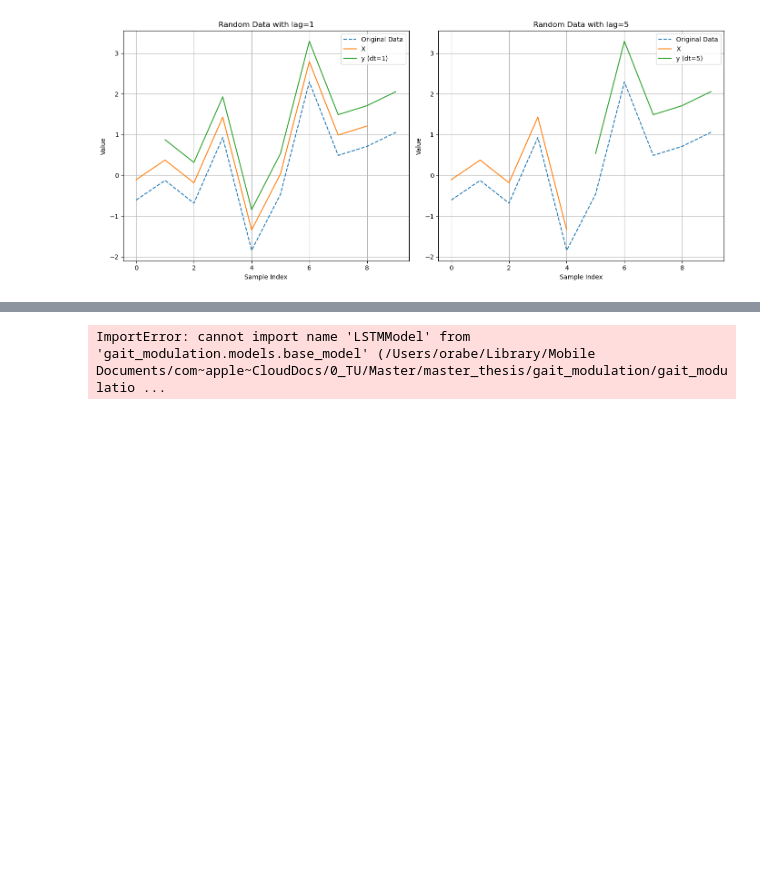
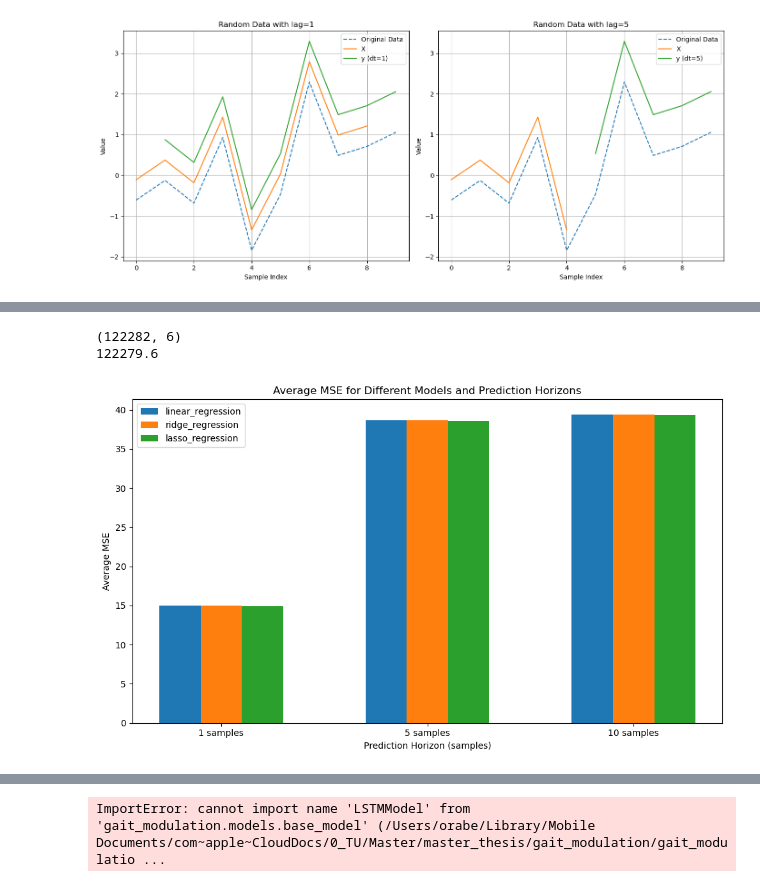
Before and after one commit to orabe/gaitmod, a Jupyter notebook: examples/LFP/logReg-experiments/linear_reg_time.ipynb, the cells around one changed output, grey strips where cells are left out. Saved outputs shown, nothing was run; the diff lists cells and outputs as text; code cells hidden in the pictures; blank space fills up the shorter version.

```diff
--- a/examples/LFP/logReg-experiments/linear_reg_time.ipynb
+++ b/examples/LFP/logReg-experiments/linear_reg_time.ipynb
@@ -144,0 +191,32 @@ Average MSE for 25 samples: 0.0000
+# %%
+fold = 1
+y_test_idx, y_pred_idx = 0, 1
+horizon = time_horizons_samples[0]
+
+print(best_predictions['linear_regression'][horizon][fold][y_test_idx].shape)
+
+X, y = create_lagged_data(reshaped_flat_time, time_horizons_samples[2])
+print(X.shape[0]/5)
+# %% [output]
+(122282, 6)
+122279.6
+# %%
+# Bar plot for average MSE
+fig, ax = plt.subplots(figsize=(10, 6))
+bar_width = 0.2
+index = np.arange(len(time_horizons_samples))
+
+for i, model in enumerate(models):
+    ax.bar(index + i * bar_width, results[model], bar_width, label=model)
+
+ax.set_xlabel('Prediction Horizon (samples)')
+ax.set_ylabel('Average MSE')
+ax.set_title('Average MSE for Different Models and Prediction Horizons')
+ax.set_xticks(index + bar_width)
+ax.set_xticklabels([f'{h} samples' for h in time_horizons_samples])
+ax.legend()
+
+plt.tight_layout()
+plt.show()
+# %% [output]
+[figure, added]
```
Also changed, not shown: parts of 9 cells of this notebook, 4 other files.
